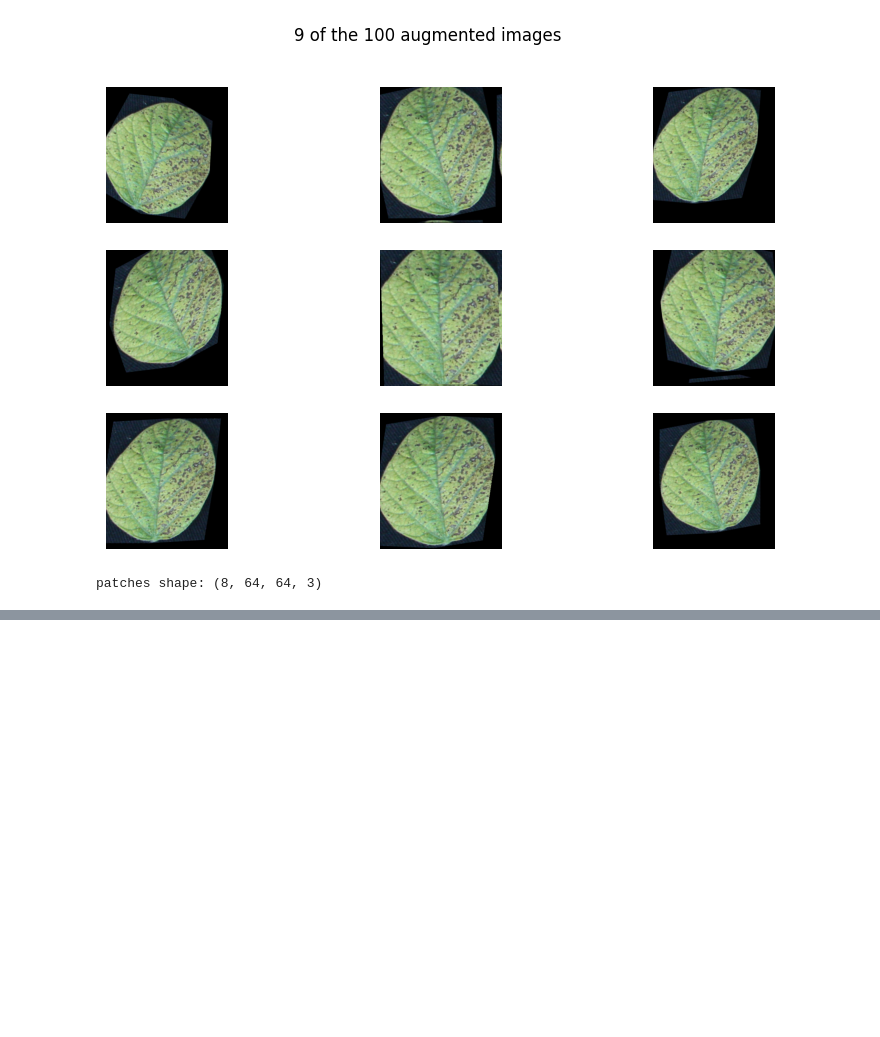
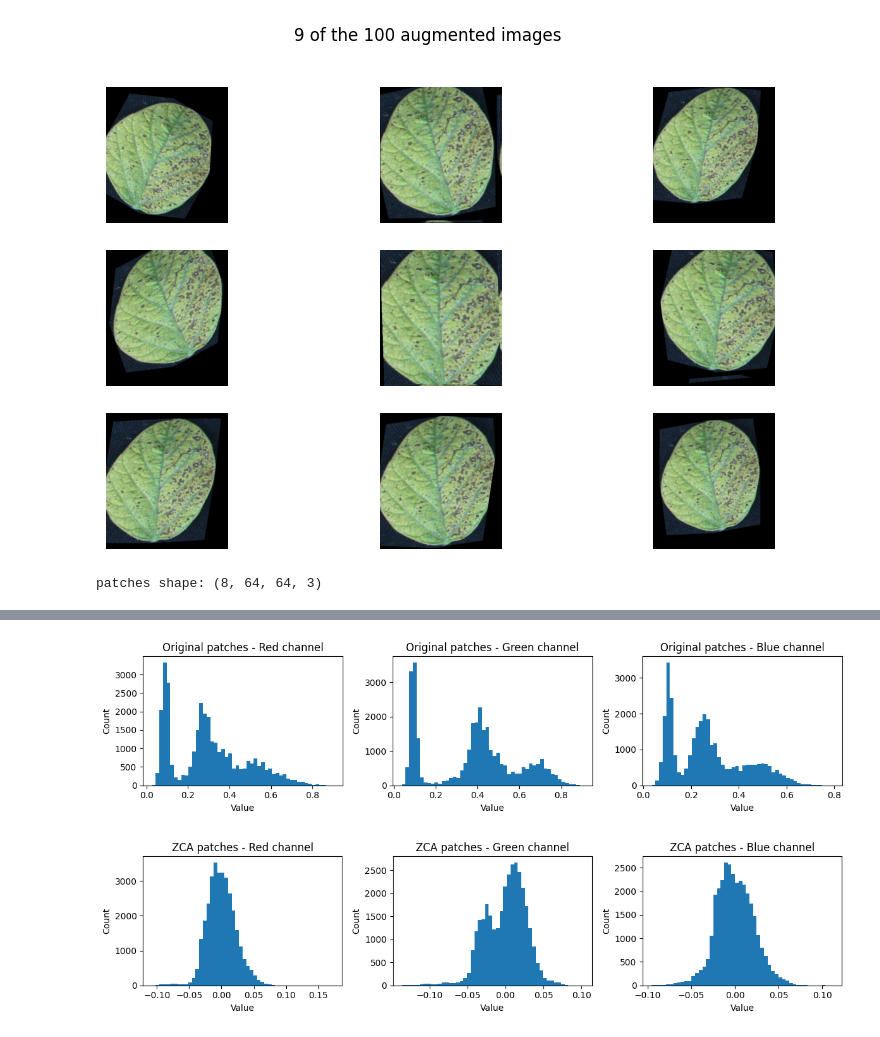
Before and after one commit to ali-farshad/Homework1-ME5920, a Jupyter notebook: 3_1.ipynb, the cells around one changed output, grey strips where cells are left out. Drawn from its saved outputs; the diff is of its cells as text; code cells hidden in the pictures; blank space fills up the shorter version.

```diff
--- a/3_1.ipynb
+++ b/3_1.ipynb
@@ -126,0 +164,20 @@ patches shape: (8, 64, 64, 3)
+# %%
+def plot_channel_hist(X, title_prefix="Original"):
+    # X: (N,H,W,C)
+    channels = ["Red", "Green", "Blue"]
+    plt.figure(figsize=(12,3))
+    for c in range(3):
+        data = X[:,:,:,c].ravel()
+        plt.subplot(1,3,c+1)
+        plt.hist(data, bins=50)
+        plt.title(f"{title_prefix} - {channels[c]} channel")
+        plt.xlabel("Value")
+        plt.ylabel("Count")
+    plt.tight_layout()
+    plt.show()
+
+plot_channel_hist(patches, "Original patches")
+plot_channel_hist(patches_zca, "ZCA patches")
+# %% [output]
+[figure, added]
+[figure, added]
```
Also changed, not shown: parts of 2 cells of this notebook.
